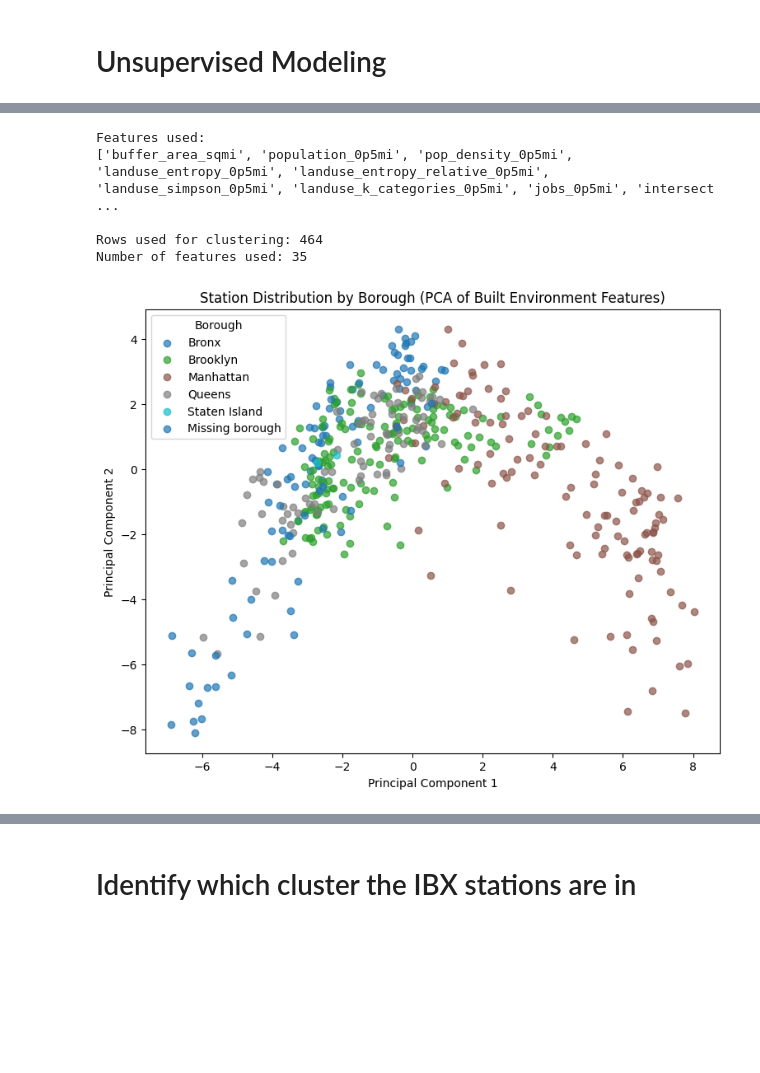
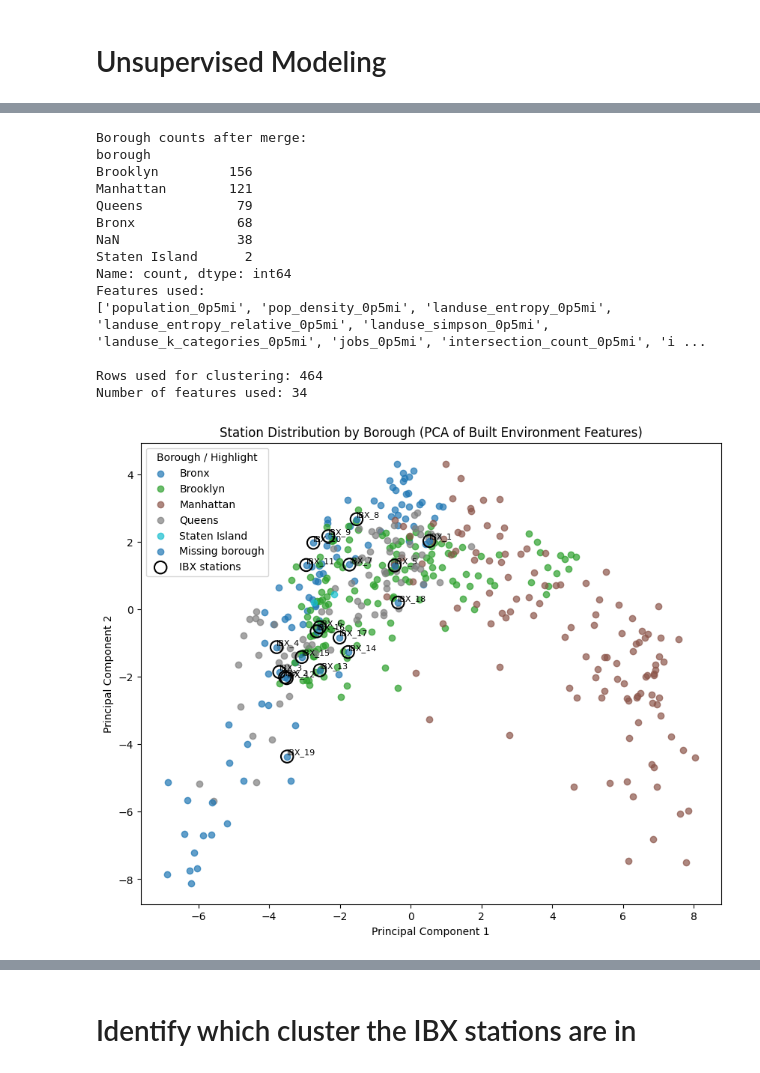
Before and after one commit to hawa1983/Capstone, a Jupyter notebook: ibx_capstone_v5.ipynb, the cells around one changed output, grey strips where cells are left out. Drawn from its saved outputs; the diff is of its cells as text; code cells hidden in the pictures; blank space fills up the shorter version.

```diff
--- a/ibx_capstone_v5.ipynb
+++ b/ibx_capstone_v5.ipynb
@@ -8171,7 +8275,7 @@ from sklearn.preprocessing import StandardScaler
 from sklearn.cluster import KMeans
 from sklearn.decomposition import PCA
 
-RIDERSHIP_URL = "https://raw.githubusercontent.com/hawa1983/Capstone/refs/heads/main/ridership_panel_weekly_post_2023_2024.csv"
+RIDERSHIP_URL = "https://raw.githubusercontent.com/hawa1983/Capstone/refs/heads/main/ridership_station_avg_post_2023_2024.csv"
 FEATURES_URL = "https://raw.githubusercontent.com/hawa1983/Capstone/refs/heads/main/station_independent_variables_final.csv"
 
 # =========================================================
@@ -8180,8 +8284,9 @@ FEATURES_URL = "https://raw.githubusercontent.com/hawa1983/Capstone/refs/heads/m
 df = pd.read_csv(FEATURES_URL)
 ridership = pd.read_csv(RIDERSHIP_URL)
 
-df["station_complex_id"] = df["station_complex_id"].astype(str)
-ridership["station_complex_id"] = ridership["station_complex_id"].astype(str)
+# Use original station_complex_id directly
+df["station_complex_id"] = df["station_complex_id"].astype(str).str.strip()
+ridership["station_complex_id"] = ridership["station_complex_id"].astype(str).str.strip()
 
 # Keep one borough per station_complex_id from ridership
 borough_lookup = (
@@ -8191,12 +8296,15 @@ borough_lookup = (
     .copy()
 )
 
-# Merge borough into feature table
+# Merge borough into feature table using original station_complex_id
 df = df.merge(
     borough_lookup,
     on="station_complex_id",
     how="left"
 )
+
+print("\nBorough counts after merge:")
+print(df["borough"].value_counts(dropna=False))
 
 # Remove ridership columns explicitly if present
 df = df.drop(columns=[
@@ -8208,7 +8316,6 @@ df = df.drop(columns=[
 # FEATURES FOR UNSUPERVISED MODELING
 # =========================================================
 features = [
-    "buffer_area_sqmi",
     "population_0p5mi",
     "pop_density_0p5mi",
     "landuse_entropy_0p5mi",
@@ -8302,19 +8409,21 @@ station_cluster_df["IBX_station"] = station_cluster_df["is_ibx"].map({
 station_cluster_df.to_csv("station_clusters.csv", index=False)
 
 # =========================================================
-# PCA VISUALIZATION (COLOR BY BOROUGH)
+# PCA VISUALIZATION (COLOR BY BOROUGH + LABEL IBX IDS)
 # =========================================================
 pca = PCA(n_components=2, random_state=42)
 X_pca = pca.fit_transform(X_scaled)
 
 df_plot["PC1"] = X_pca[:, 0]
 df_plot["PC2"] = X_pca[:, 1]
+df_plot["is_ibx"] = df_plot["station_complex_id"].str.startswith("IBX_", na=False)
 
-plt.figure(figsize=(9, 7))
+plt.figure(figsize=(10, 8))
 
 boroughs = sorted(df_plot["borough"].dropna().unique())
 colors = plt.cm.tab10(np.linspace(0, 1, len(boroughs)))
 
+# Plot all stations by borough
 for borough, color in zip(boroughs, colors):
     mask = df_plot["borough"] == borough
     plt.scatter(
@@ -8325,36 +8434,69 @@ for borough, color in zip(boroughs, colors):
         alpha=0.7
     )
 
-# Optional: show stations with missing borough
+# Show stations with missing borough
 missing_mask = df_plot["borough"].isna()
 if missing_mask.any():
     plt.scatter(
         df_plot.loc[missing_mask, "PC1"],
         df_plot.loc[missing_mask, "PC2"],
         label="Missing borough",
         alpha=0.7
     )
 
+# Overlay IBX stations with circle outline
+ibx_points = df_plot[df_plot["is_ibx"]].copy()
+
+if not ibx_points.empty:
+    plt.scatter(
+        ibx_points["PC1"],
+        ibx_points["PC2"],
+        s=140,
+        facecolors="none",
+        edgecolors="black",
+        linewidths=1.5,
+        label="IBX stations"
+    )
+
+    for _, row in ibx_points.iterrows():
+        plt.text(
+            row["PC1"],
+            row["PC2"],
+            row["station_complex_id"],
+            fontsize=8,
+            ha="left",
+            va="bottom"
+        )
+
 plt.xlabel("Principal Component 1")
 plt.ylabel("Principal Component 2")
 plt.title("Station Distribution by Borough (PCA of Built Environment Features)")
-plt.legend(title="Borough")
+plt.legend(title="Borough / Highlight")
 plt.show()
 
 # =========================================================
 # SAVE PCA COORDINATES
 # =========================================================
 pca_df = df_plot[
-    ["station_complex_name", "station_complex_id", "borough", "cluster"]
+    ["station_complex_name", "station_complex_id", "borough", "cluster", "is_ibx"]
 ].copy()
 pca_df["PC1"] = X_pca[:, 0]
 pca_df["PC2"] = X_pca[:, 1]
 
 pca_df.to_csv("station_clusters_pca.csv", index=False)
 # %% [output]
+Borough counts after merge:
+borough
+Brooklyn         156
+Manhattan        121
+Queens            79
+Bronx             68
+NaN               38
+Staten Island      2
+Name: count, dtype: int64
 Features used:
-['buffer_area_sqmi', 'population_0p5mi', 'pop_density_0p5mi', 'landuse_entropy_0p5mi', 'landuse_entropy_relative_0p5mi', 'landuse_simpson_0p5mi', 'landuse_k_categories_0p5mi', 'jobs_0p5mi', 'intersect ...
+['population_0p5mi', 'pop_density_0p5mi', 'landuse_entropy_0p5mi', 'landuse_entropy_relative_0p5mi', 'landuse_simpson_0p5mi', 'landuse_k_categories_0p5mi', 'jobs_0p5mi', 'intersection_count_0p5mi', 'i ...
 
 Rows used for clustering: 464
-Number of features used: 35
+Number of features used: 34
-[figure, old version]
+[figure, new version]
```
Also changed, not shown: parts of 55 cells of this notebook.
